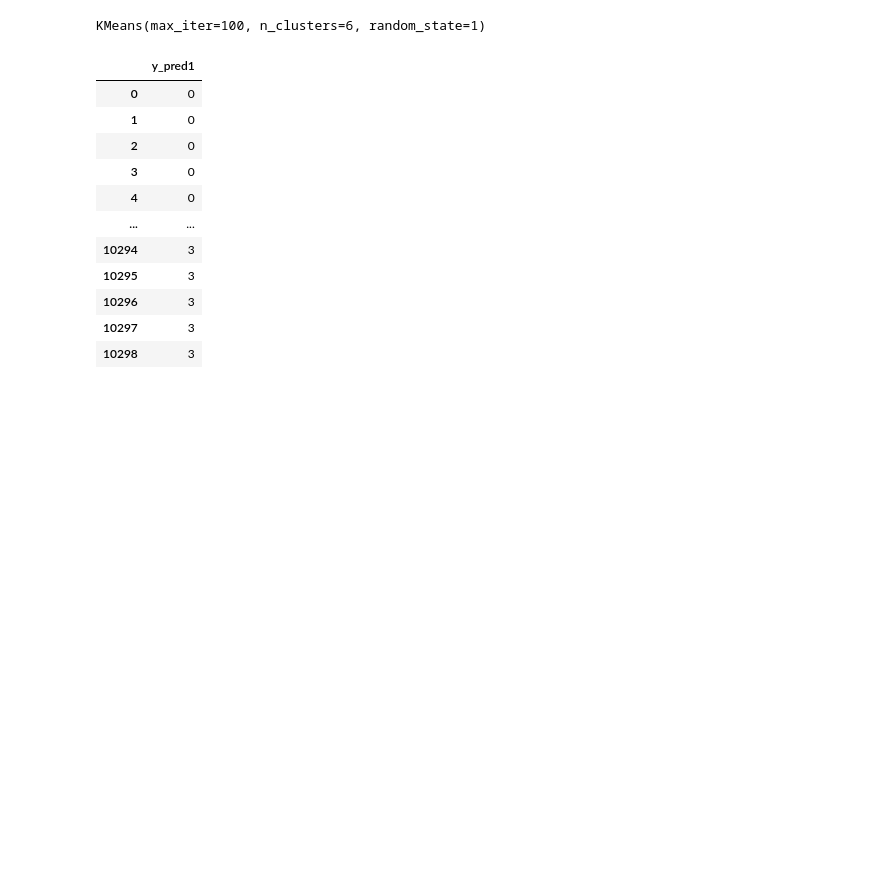
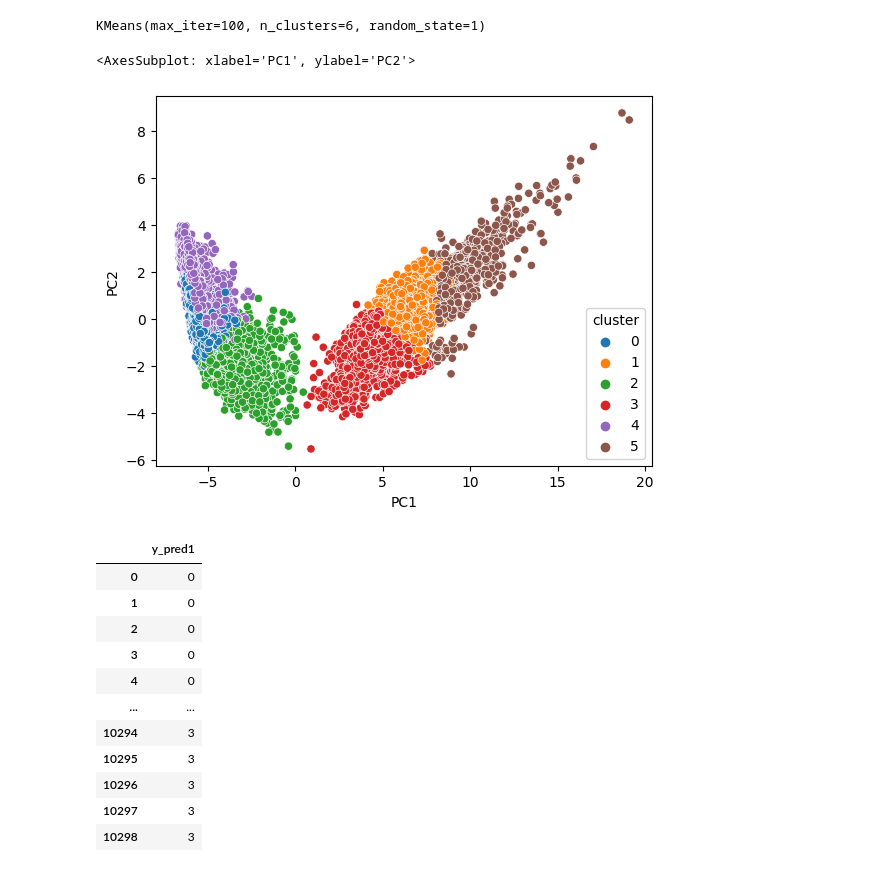
Before and after one commit to lukpytlewski/HAR_Samsung, a Jupyter notebook: HAR_Samsung.ipynb, the cells around one changed output. Drawn from its saved outputs; the diff is of its cells as text; code cells hidden in the pictures; blank space fills up the shorter version.

```diff
--- a/HAR_Samsung.ipynb
+++ b/HAR_Samsung.ipynb
@@ -316,6 +316,17 @@ clf1 = KMeans(n_clusters=6, max_iter=100, random_state=1)
 clf1.fit(X)
 # %% [output]
 KMeans(max_iter=100, n_clusters=6, random_state=1)
+# %%
+from sklearn.decomposition import PCA
+pca = PCA(2)
+pca_data = pd.DataFrame(pca.fit_transform(X),columns=['PC1','PC2'])
+# %%
+pca_data['cluster'] = pd.Categorical(clf1.labels_)
+# %%
+sns.scatterplot(x="PC1",y="PC2",hue="cluster",data=pca_data)
+# %% [output]
+<AxesSubplot: xlabel='PC1', ylabel='PC2'>
+[figure, added]
 # %%
 y_pred1=pd.DataFrame(clf1.predict(X))
 y_pred1.columns=['y_pred1']
```
Also changed, not shown: parts of 22 cells of this notebook.
